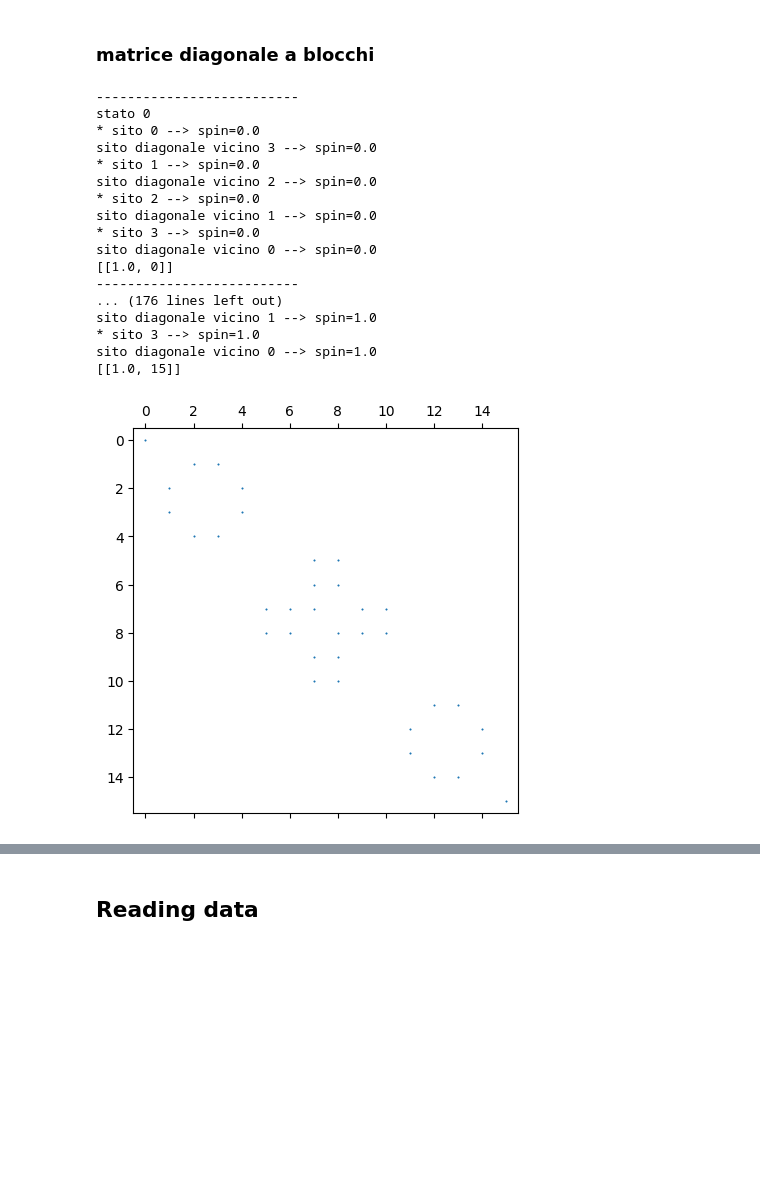
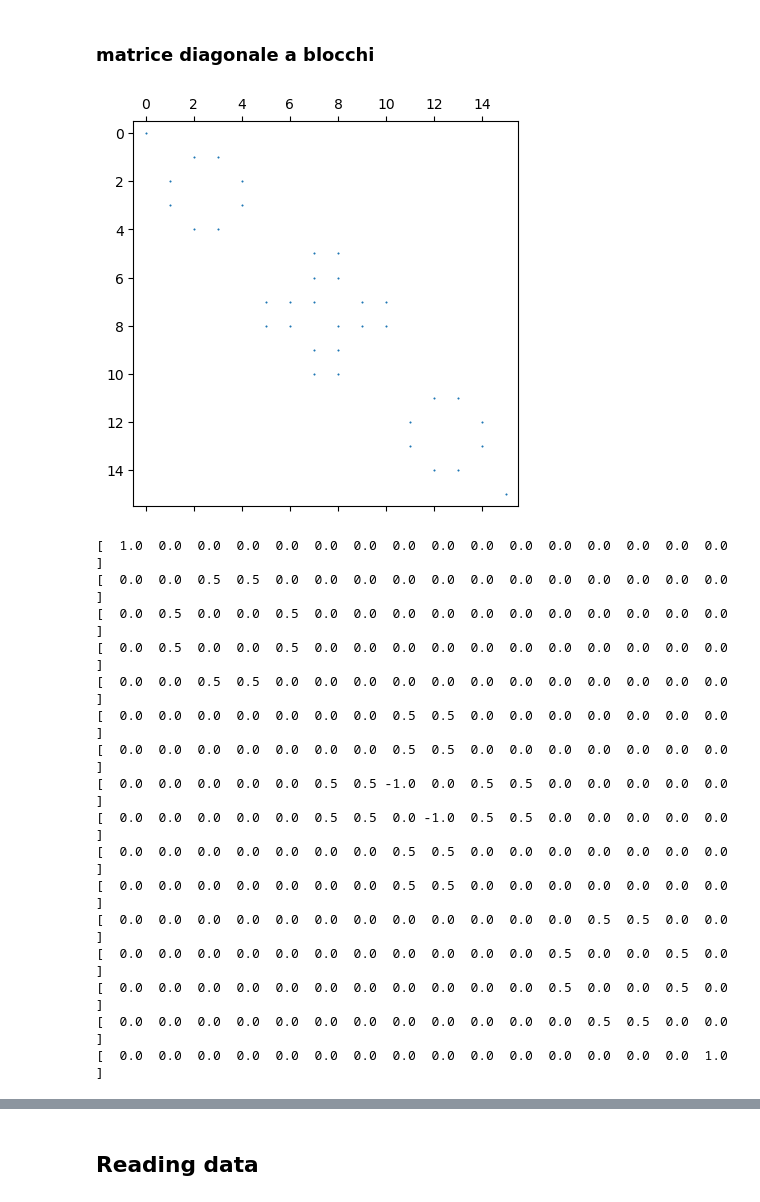
Before and after one commit to Cool-stanza/Shastry-Sutherland-model, a Jupyter notebook: 2x2 Shastry Sutherland model.ipynb, the cells around one changed output, grey strips where cells are left out. Saved outputs shown, nothing was run; the diff lists cells and outputs as text; code cells hidden in the pictures; blank space fills up the shorter version.

```diff
--- a/2x2 Shastry Sutherland model.ipynb
+++ b/2x2 Shastry Sutherland model.ipynb
@@ -302,37 +296,37 @@ next neighbor correlation 0.08333333333333337
 # %% [markdown]
 ### matrice diagonale a blocchi
 # %%
+J1,J2 = 1., 0.
 diag_block_matrix = H_diag_block(L,J1,J2)
 plt.figure(figsize=(5,5))
 plt.spy(diag_block_matrix, markersize=0.5)
 plt.show()
 
 #TOTAL DIAG BLOCK MATRIX
 dense_matrix = diag_block_matrix.toarray()
 np.save("block diag matrix.npy", diag_block_matrix)
 for row in dense_matrix:
     print("[", " ".join(f"{i:4}" for i in row), "]")
 
 # Plot della matrice con la colormap
 plt.imshow(dense_matrix, cmap='rainbow')
 plt.colorbar()  # Barra dei colori
 plt.show()
 # %% [output]
+[figure]
---------------------------
-stato 0
-* sito 0 --> spin=0.0
-sito diagonale vicino 3 --> spin=0.0
-* sito 1 --> spin=0.0
-sito diagonale vicino 2 --> spin=0.0
-* sito 2 --> spin=0.0
-sito diagonale vicino 1 --> spin=0.0
-* sito 3 --> spin=0.0
-sito diagonale vicino 0 --> spin=0.0
-[[1.0, 0]]
---------------------------
-... (176 lines left out)
-sito diagonale vicino 1 --> spin=1.0
-* sito 3 --> spin=1.0
-sito diagonale vicino 0 --> spin=1.0
-[[1.0, 15]]
+[  1.0  0.0  0.0  0.0  0.0  0.0  0.0  0.0  0.0  0.0  0.0  0.0  0.0  0.0  0.0  0.0 ]
+[  0.0  0.0  0.5  0.5  0.0  0.0  0.0  0.0  0.0  0.0  0.0  0.0  0.0  0.0  0.0  0.0 ]
+[  0.0  0.5  0.0  0.0  0.5  0.0  0.0  0.0  0.0  0.0  0.0  0.0  0.0  0.0  0.0  0.0 ]
+[  0.0  0.5  0.0  0.0  0.5  0.0  0.0  0.0  0.0  0.0  0.0  0.0  0.0  0.0  0.0  0.0 ]
+[  0.0  0.0  0.5  0.5  0.0  0.0  0.0  0.0  0.0  0.0  0.0  0.0  0.0  0.0  0.0  0.0 ]
+[  0.0  0.0  0.0  0.0  0.0  0.0  0.0  0.5  0.5  0.0  0.0  0.0  0.0  0.0  0.0  0.0 ]
+[  0.0  0.0  0.0  0.0  0.0  0.0  0.0  0.5  0.5  0.0  0.0  0.0  0.0  0.0  0.0  0.0 ]
+[  0.0  0.0  0.0  0.0  0.0  0.5  0.5 -1.0  0.0  0.5  0.5  0.0  0.0  0.0  0.0  0.0 ]
+[  0.0  0.0  0.0  0.0  0.0  0.5  0.5  0.0 -1.0  0.5  0.5  0.0  0.0  0.0  0.0  0.0 ]
+[  0.0  0.0  0.0  0.0  0.0  0.0  0.0  0.5  0.5  0.0  0.0  0.0  0.0  0.0  0.0  0.0 ]
+[  0.0  0.0  0.0  0.0  0.0  0.0  0.0  0.5  0.5  0.0  0.0  0.0  0.0  0.0  0.0  0.0 ]
+[  0.0  0.0  0.0  0.0  0.0  0.0  0.0  0.0  0.0  0.0  0.0  0.0  0.5  0.5  0.0  0.0 ]
+[  0.0  0.0  0.0  0.0  0.0  0.0  0.0  0.0  0.0  0.0  0.0  0.5  0.0  0.0  0.5  0.0 ]
+[  0.0  0.0  0.0  0.0  0.0  0.0  0.0  0.0  0.0  0.0  0.0  0.5  0.0  0.0  0.5  0.0 ]
+[  0.0  0.0  0.0  0.0  0.0  0.0  0.0  0.0  0.0  0.0  0.0  0.0  0.5  0.5  0.0  0.0 ]
+[  0.0  0.0  0.0  0.0  0.0  0.0  0.0  0.0  0.0  0.0  0.0  0.0  0.0  0.0  0.0  1.0 ]
-[figure]
```
Also changed, not shown: parts of 23 cells of this notebook, 5 other files.
